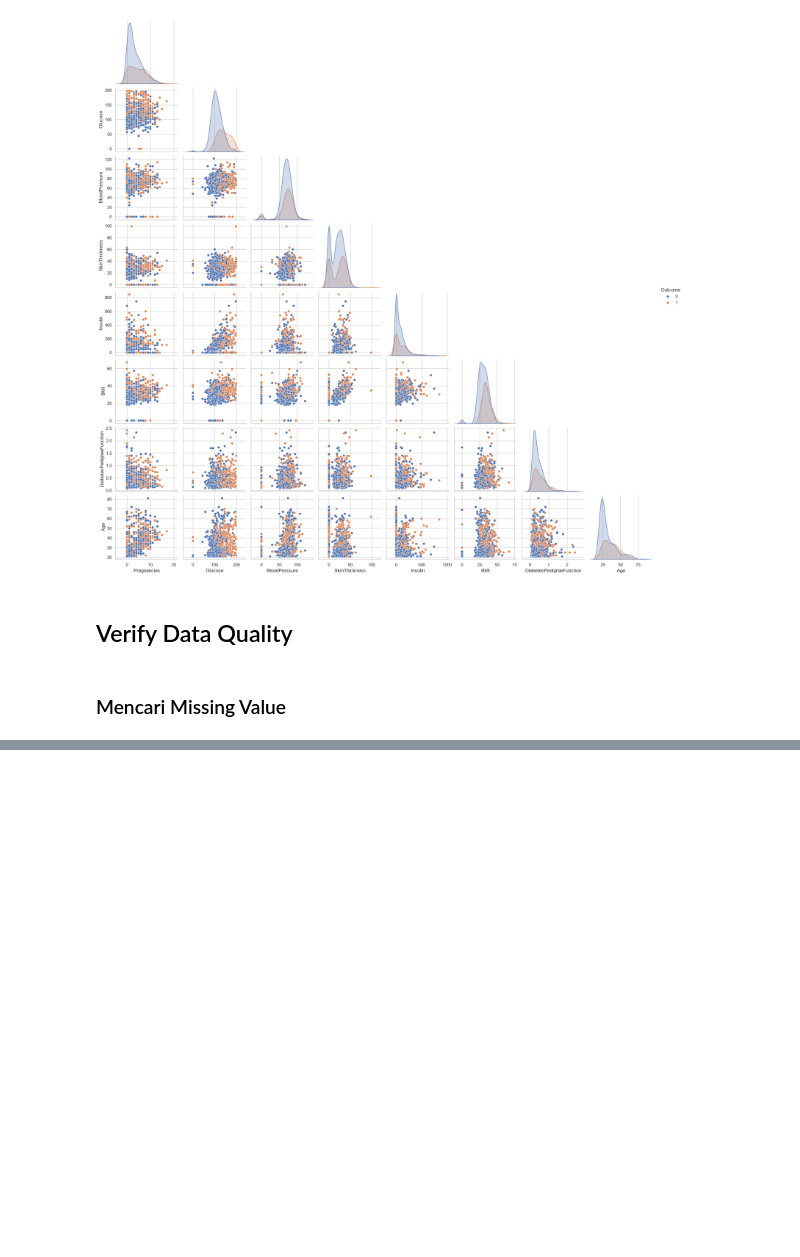
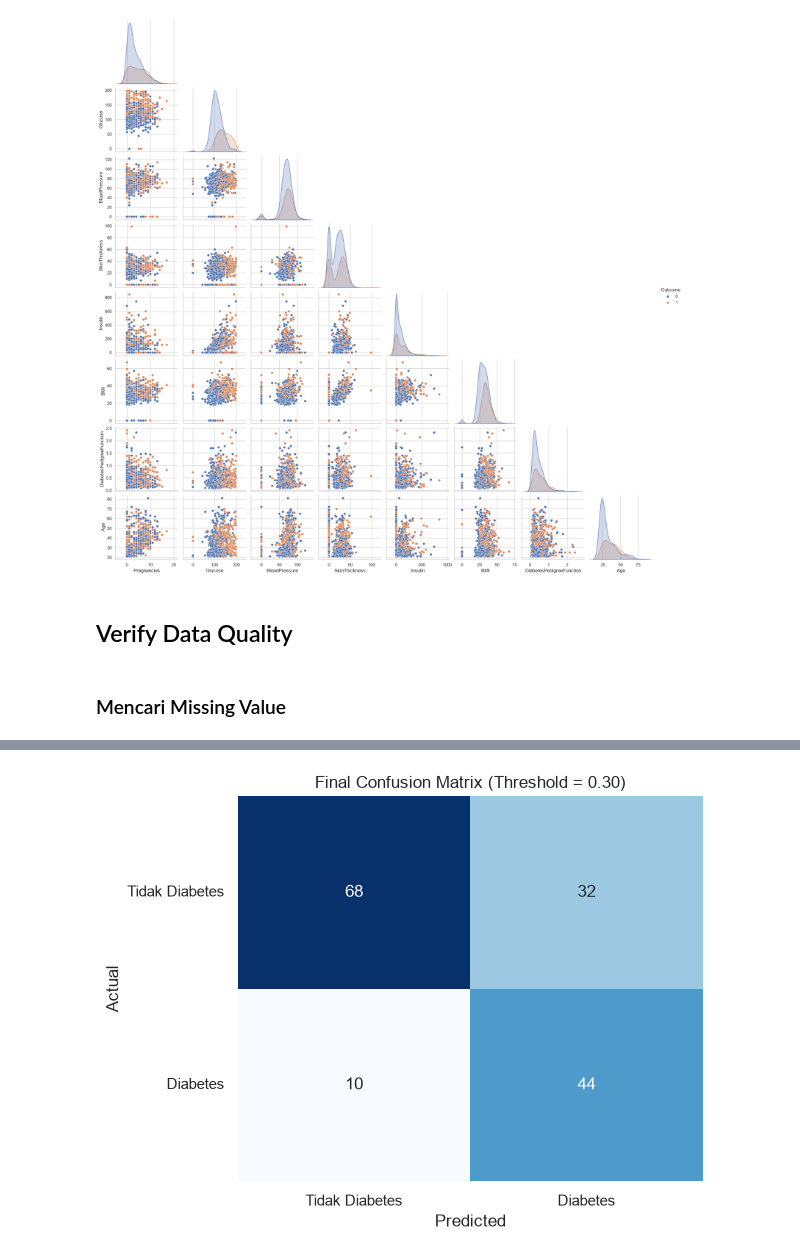
Before and after one commit to pinzii-maz/Prediksi-Risiko-Diabetes, a Jupyter notebook: Belajar Logistik Regresi.ipynb, the cells around one changed output, grey strips where cells are left out. Drawn from its saved outputs; the diff is of its cells as text; code cells hidden in the pictures; blank space fills up the shorter version.

```diff
--- a/Belajar Logistik Regresi.ipynb
+++ b/Belajar Logistik Regresi.ipynb
@@ -1080,0 +563,17 @@ Tidak Diabetes       0.87      0.68      0.76       100
+# %%
+candidate_thresholds = threshold_df[
+    threshold_df["Recall"] >= 0.75
+].sort_values(
+    by="F1",
+    ascending=False
+)
+
+if candidate_thresholds.empty:
+    raise ValueError("Tidak ada threshold yang memenuhi target Recall >= 0.75.")
+
+best_threshold = float(candidate_thresholds.iloc[0]["Threshold"])
+
+print("Kandidat threshold:")
+display(candidate_thresholds.round(3))
+
+print(f"Best Threshold berdasarkan aturan eksperimen: {best_threshold:.2f}")
@@ -1080,0 +672,17 @@ Tidak Diabetes       0.87      0.68      0.76       100
+# %%
+plt.figure(figsize=(6, 5))
+sns.heatmap(
+    cm_final,
+    annot=True,
+    fmt="d",
+    cmap="Blues",
+    cbar=False
+)
+plt.title(f"Final Confusion Matrix (Threshold = {best_threshold:.2f})")
+plt.xlabel("Predicted")
+plt.ylabel("Actual")
+plt.xticks([0.5, 1.5], ["Tidak Diabetes", "Diabetes"])
+plt.yticks([0.5, 1.5], ["Tidak Diabetes", "Diabetes"], rotation=0)
+plt.show()
+# %% [output]
+[figure, added]
```
Also changed, not shown: parts of 82 cells of this notebook.
